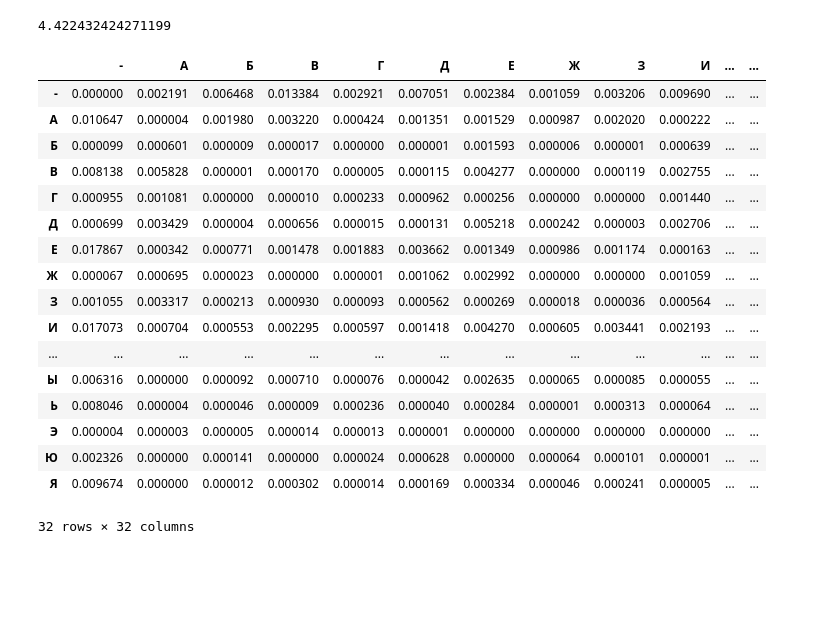
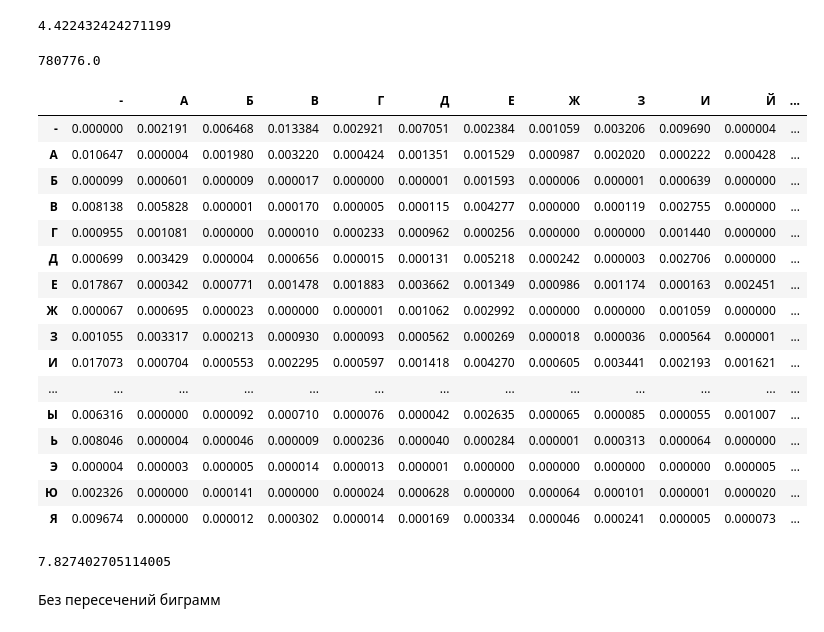
Before and after one commit to kseniiacode/fb-labs-2020, a Jupyter notebook: cp_1/zakhariash_fb-83_cp1.ipynb, the cells around one changed output. Drawn from its saved outputs; the diff is of its cells as text; code cells hidden in the pictures; blank space fills up the shorter version.

```diff
--- a/cp_1/zakhariash_fb-83_cp1.ipynb
+++ b/cp_1/zakhariash_fb-83_cp1.ipynb
@@ -74,24 +75,15 @@ def bi_freq(data):
     try:
         for n in range(len(data) - 1):
             if (ord(data[n]) > 1097) and (ord(data[n+1]) > 1097):
-                if data[n] == ' ':
-                    bi[0][ord(data[n+1]) - 1072] += 1
-                elif data[n+1] == ' ':
-                    bi[ord(data[n]) - 1072][0] += 1
-                else:
-                    bi[ord(data[n]) - 1072][ord(data[n+1]) - 1072] += 1
-            elif ord(data[n]) > 1097:
-                if data[n] == ' ':
-                    bi[0][ord(data[n+1]) - 1071] += 1
-                elif data[n+1] == ' ':
+                bi[ord(data[n]) - 1072][ord(data[n+1]) - 1072] += 1
+            elif (ord(data[n]) > 1097) and (ord(data[n+1]) <= 1097):
+                if data[n+1] == ' ':
                     bi[ord(data[n]) - 1072][0] += 1
                 else:
                     bi[ord(data[n]) - 1072][ord(data[n+1]) - 1071] += 1
-            elif ord(data[n+1]) > 1097:
+            elif (ord(data[n+1]) > 1097) and (ord(data[n]) <= 1097):
                 if data[n] == ' ':
                     bi[0][ord(data[n+1]) - 1072] += 1
-                elif data[n+1] == ' ':
-                    bi[ord(data[n]) - 1071][0] += 1
                 else:
                     bi[ord(data[n]) - 1071][ord(data[n+1]) - 1072] += 1
             else:
@@ -106,28 +98,33 @@ def bi_freq(data):
         print(n)
     df2 = pd.DataFrame(bi, index=list_alf, columns=list_alf)
     size = (df2.sum()).sum()
+    print(size)
     df2 = df2.div(size)
     return df2
 # %%
 df_bi = bi_freq(data)
+# %% [output]
+780776.0
-# %%
-df_bi
-# %% [output]
-|  | - | А | Б | В | Г | Д | Е | Ж | З | И | ... | ... |
-| - | 0.000000 | 0.002191 | 0.006468 | 0.013384 | 0.002921 | 0.007051 | 0.002384 | 0.001059 | 0.003206 | 0.009690 | ... | ... |
-| А | 0.010647 | 0.000004 | 0.001980 | 0.003220 | 0.000424 | 0.001351 | 0.001529 | 0.000987 | 0.002020 | 0.000222 | ... | ... |
-| Б | 0.000099 | 0.000601 | 0.000009 | 0.000017 | 0.000000 | 0.000001 | 0.001593 | 0.000006 | 0.000001 | 0.000639 | ... | ... |
-| В | 0.008138 | 0.005828 | 0.000001 | 0.000170 | 0.000005 | 0.000115 | 0.004277 | 0.000000 | 0.000119 | 0.002755 | ... | ... |
-| Г | 0.000955 | 0.001081 | 0.000000 | 0.000010 | 0.000233 | 0.000962 | 0.000256 | 0.000000 | 0.000000 | 0.001440 | ... | ... |
-| Д | 0.000699 | 0.003429 | 0.000004 | 0.000656 | 0.000015 | 0.000131 | 0.005218 | 0.000242 | 0.000003 | 0.002706 | ... | ... |
-| Е | 0.017867 | 0.000342 | 0.000771 | 0.001478 | 0.001883 | 0.003662 | 0.001349 | 0.000986 | 0.001174 | 0.000163 | ... | ... |
-| Ж | 0.000067 | 0.000695 | 0.000023 | 0.000000 | 0.000001 | 0.001062 | 0.002992 | 0.000000 | 0.000000 | 0.001059 | ... | ... |
-| З | 0.001055 | 0.003317 | 0.000213 | 0.000930 | 0.000093 | 0.000562 | 0.000269 | 0.000018 | 0.000036 | 0.000564 | ... | ... |
-| И | 0.017073 | 0.000704 | 0.000553 | 0.002295 | 0.000597 | 0.001418 | 0.004270 | 0.000605 | 0.003441 | 0.002193 | ... | ... |
-| ... | ... | ... | ... | ... | ... | ... | ... | ... | ... | ... | ... | ... |
-| Ы | 0.006316 | 0.000000 | 0.000092 | 0.000710 | 0.000076 | 0.000042 | 0.002635 | 0.000065 | 0.000085 | 0.000055 | ... | ... |
-| Ь | 0.008046 | 0.000004 | 0.000046 | 0.000009 | 0.000236 | 0.000040 | 0.000284 | 0.000001 | 0.000313 | 0.000064 | ... | ... |
-| Э | 0.000004 | 0.000003 | 0.000005 | 0.000014 | 0.000013 | 0.000001 | 0.000000 | 0.000000 | 0.000000 | 0.000000 | ... | ... |
-| Ю | 0.002326 | 0.000000 | 0.000141 | 0.000000 | 0.000024 | 0.000628 | 0.000000 | 0.000064 | 0.000101 | 0.000001 | ... | ... |
-| Я | 0.009674 | 0.000000 | 0.000012 | 0.000302 | 0.000014 | 0.000169 | 0.000334 | 0.000046 | 0.000241 | 0.000005 | ... | ... |
-32 rows × 32 columns
+# %%
+from IPython.display import display
+
+pd.options.display.max_columns = None
+display(df_bi)
+# %% [output]
+|  | - | А | Б | В | Г | Д | Е | Ж | З | И | Й | ... |
+| - | 0.000000 | 0.002191 | 0.006468 | 0.013384 | 0.002921 | 0.007051 | 0.002384 | 0.001059 | 0.003206 | 0.009690 | 0.000004 | ... |
+| А | 0.010647 | 0.000004 | 0.001980 | 0.003220 | 0.000424 | 0.001351 | 0.001529 | 0.000987 | 0.002020 | 0.000222 | 0.000428 | ... |
+| Б | 0.000099 | 0.000601 | 0.000009 | 0.000017 | 0.000000 | 0.000001 | 0.001593 | 0.000006 | 0.000001 | 0.000639 | 0.000000 | ... |
+| В | 0.008138 | 0.005828 | 0.000001 | 0.000170 | 0.000005 | 0.000115 | 0.004277 | 0.000000 | 0.000119 | 0.002755 | 0.000000 | ... |
+| Г | 0.000955 | 0.001081 | 0.000000 | 0.000010 | 0.000233 | 0.000962 | 0.000256 | 0.000000 | 0.000000 | 0.001440 | 0.000000 | ... |
+| Д | 0.000699 | 0.003429 | 0.000004 | 0.000656 | 0.000015 | 0.000131 | 0.005218 | 0.000242 | 0.000003 | 0.002706 | 0.000000 | ... |
+| Е | 0.017867 | 0.000342 | 0.000771 | 0.001478 | 0.001883 | 0.003662 | 0.001349 | 0.000986 | 0.001174 | 0.000163 | 0.002451 | ... |
+| Ж | 0.000067 | 0.000695 | 0.000023 | 0.000000 | 0.000001 | 0.001062 | 0.002992 | 0.000000 | 0.000000 | 0.001059 | 0.000000 | ... |
+| З | 0.001055 | 0.003317 | 0.000213 | 0.000930 | 0.000093 | 0.000562 | 0.000269 | 0.000018 | 0.000036 | 0.000564 | 0.000001 | ... |
+| И | 0.017073 | 0.000704 | 0.000553 | 0.002295 | 0.000597 | 0.001418 | 0.004270 | 0.000605 | 0.003441 | 0.002193 | 0.001621 | ... |
+| ... | ... | ... | ... | ... | ... | ... | ... | ... | ... | ... | ... | ... |
+| Ы | 0.006316 | 0.000000 | 0.000092 | 0.000710 | 0.000076 | 0.000042 | 0.002635 | 0.000065 | 0.000085 | 0.000055 | 0.001007 | ... |
+| Ь | 0.008046 | 0.000004 | 0.000046 | 0.000009 | 0.000236 | 0.000040 | 0.000284 | 0.000001 | 0.000313 | 0.000064 | 0.000000 | ... |
+| Э | 0.000004 | 0.000003 | 0.000005 | 0.000014 | 0.000013 | 0.000001 | 0.000000 | 0.000000 | 0.000000 | 0.000000 | 0.000005 | ... |
+| Ю | 0.002326 | 0.000000 | 0.000141 | 0.000000 | 0.000024 | 0.000628 | 0.000000 | 0.000064 | 0.000101 | 0.000001 | 0.000020 | ... |
+| Я | 0.009674 | 0.000000 | 0.000012 | 0.000302 | 0.000014 | 0.000169 | 0.000334 | 0.000046 | 0.000241 | 0.000005 | 0.000073 | ... |
@@ -133,0 +142,6 @@ df_bi
+# %%
+entropy_bi1
+# %% [output]
+7.827402705114005
+# %% [markdown]
+Без пересечений биграмм
```
Also changed, not shown: parts of 28 cells of this notebook.
